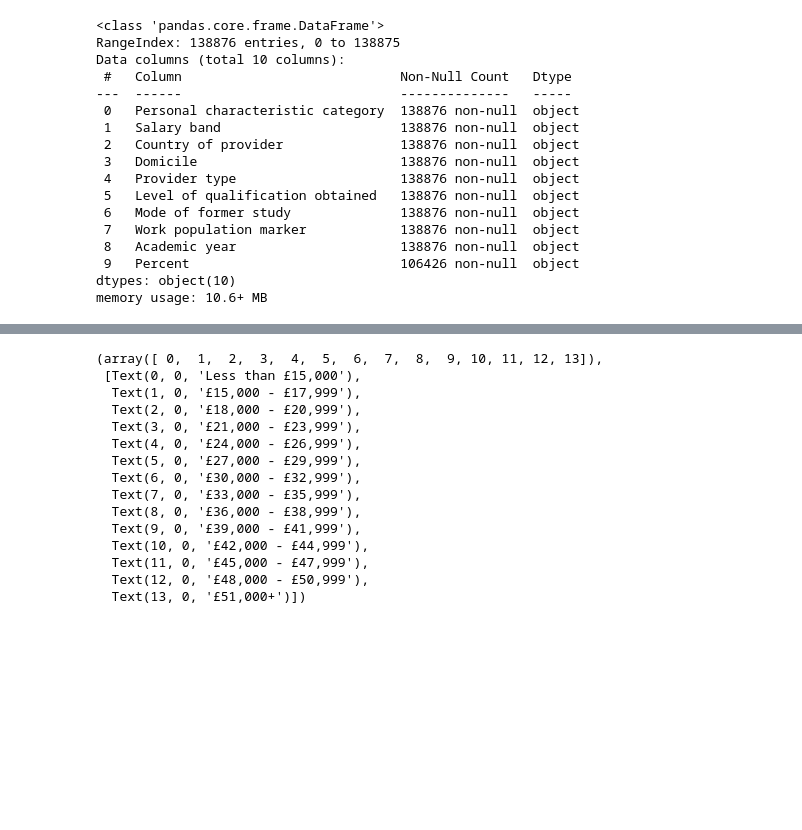
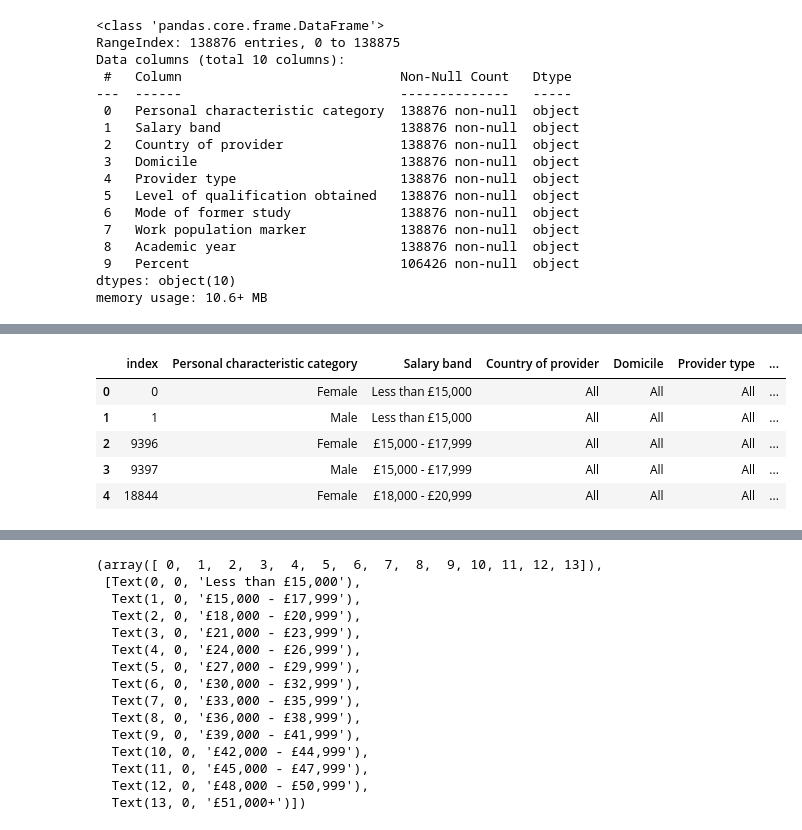
Before and after one commit to MiffySiu/employer_project_the_data_demystifiers, a Jupyter notebook: UK datasets - salary bands.ipynb, the cells around one changed output, grey strips where cells are left out. Cells and saved outputs as stored; diff of their text form; code cells hidden in the pictures; blank space fills up the shorter version.

```diff
--- a/UK datasets - salary bands.ipynb
+++ b/UK datasets - salary bands.ipynb
@@ -197,0 +212,6 @@ salary_1920_employed.head()
+# %%
+# remove the symbol %
+salary_1819["Percent"] = salary_1819["Percent"].str.replace("%", "")
+
+# check the changes
+salary_1819.head()
@@ -197,0 +225,6 @@ salary_1920_employed.head()
+# %%
+# change the data type of the column 'Percent'
+salary_1819['Percent'] = salary_1819['Percent'].astype(float)
+
+# Check the changes
+salary_1819.head()
@@ -197,0 +258,17 @@ salary_1920_employed.head()
+# %%
+# group the merged DataFrame by Salary band
+salary_1819_employed = salary_1819[(salary_1819['Work population marker'] == "Paid employment is an activity") &
+                                        (salary_1819['Country of provider'] == "All") &
+                                        (salary_1819['Domicile'] == "All") &
+                                        (salary_1819['Provider type'] == "All") &
+                                        (salary_1819['Level of qualification obtained'] == "All") &
+                                        (salary_1819['Mode of former study'] == "All")].reset_index().copy()
+
+salary_1819_employed.head()
+# %% [output]
+|  | index | Personal characteristic category | Salary band | Country of provider | Domicile | Provider type | ... |
+| 0 | 0 | Female | Less than £15,000 | All | All | All | ... |
+| 1 | 1 | Male | Less than £15,000 | All | All | All | ... |
+| 2 | 9396 | Female | £15,000 - £17,999 | All | All | All | ... |
+| 3 | 9397 | Male | £15,000 - £17,999 | All | All | All | ... |
+| 4 | 18844 | Female | £18,000 - £20,999 | All | All | All | ... |
```
Also changed, not shown: parts of 21 cells of this notebook.
